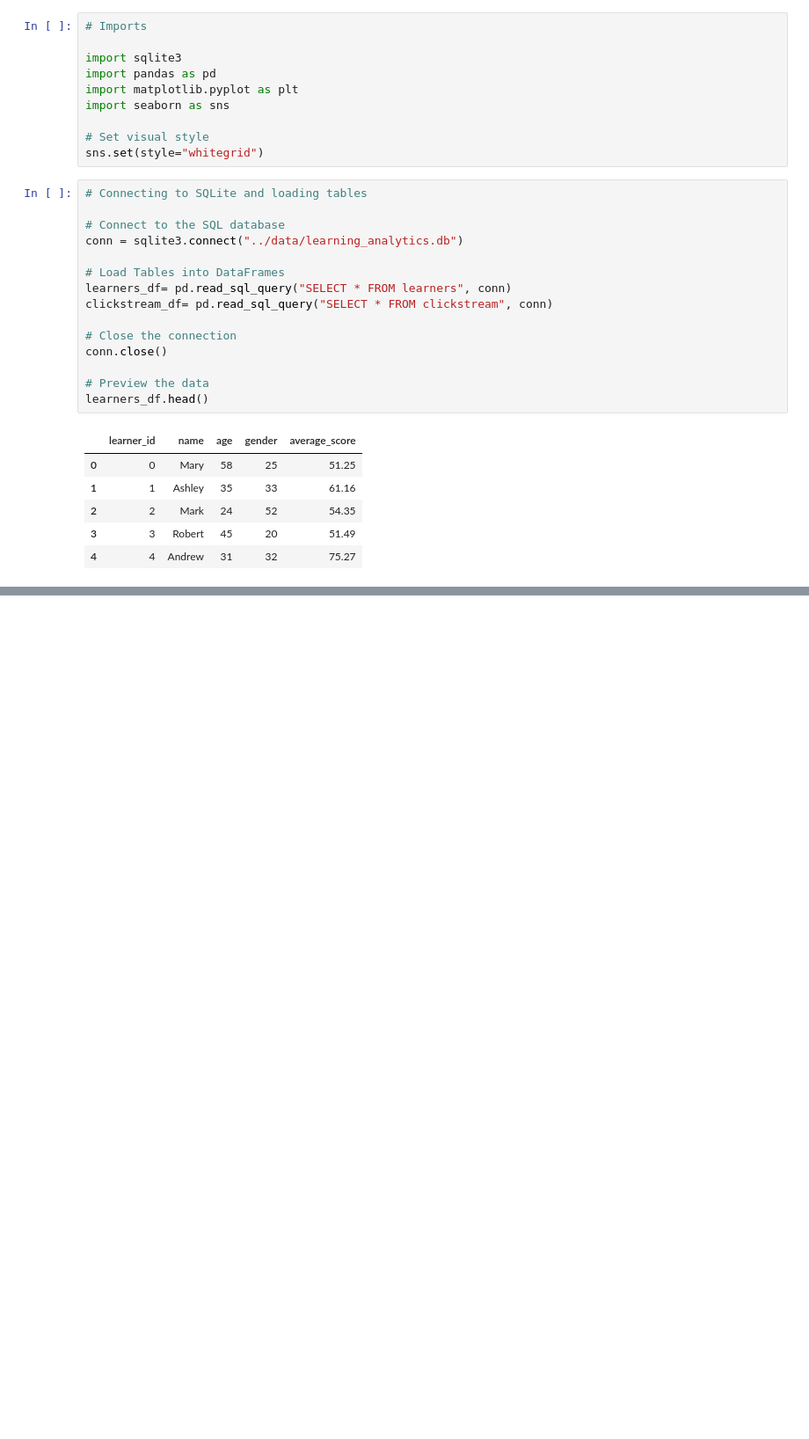
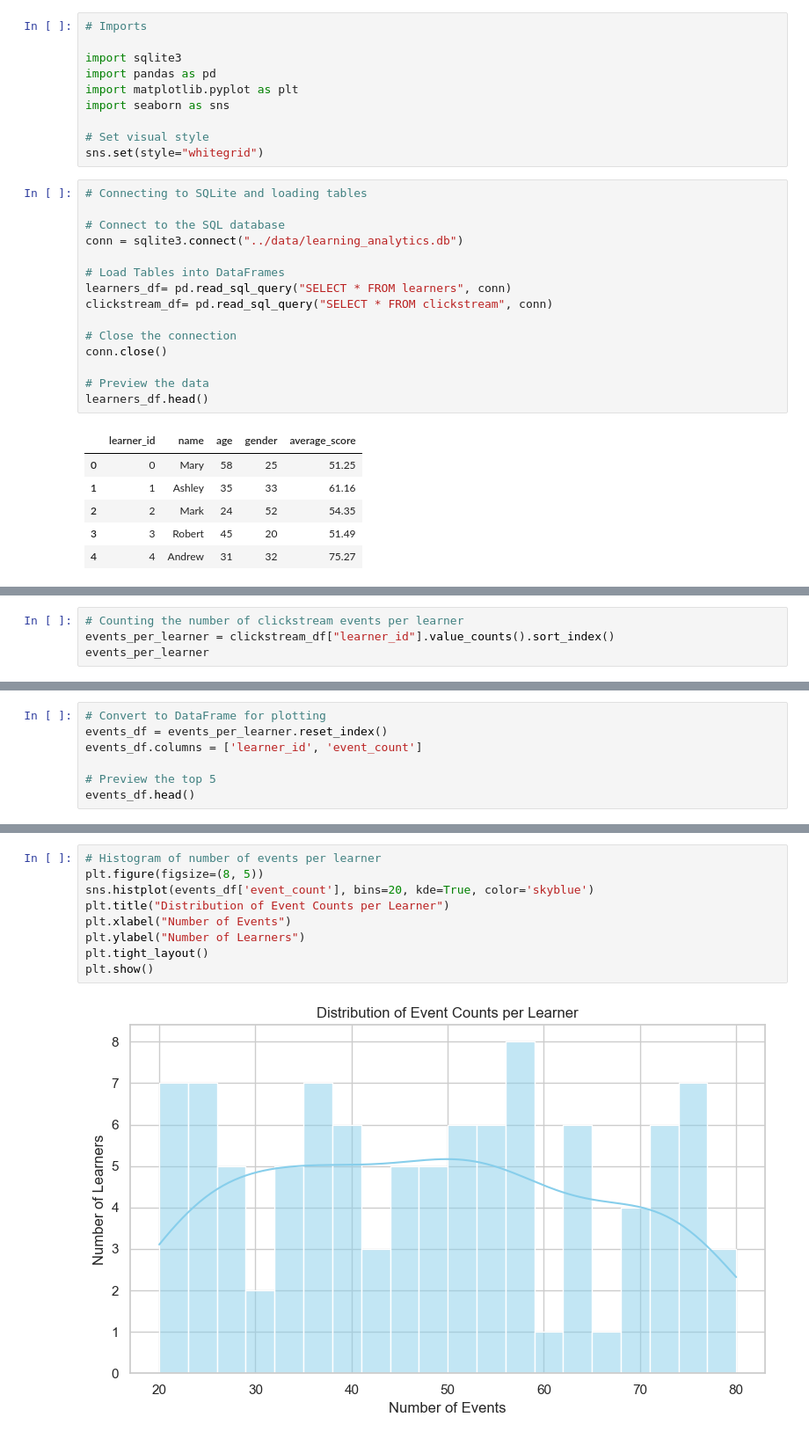
Before and after one commit to LynaBouikni/human-centric-learning-analytics, a Jupyter notebook: notebooks/EDA.ipynb, the cells around one changed output, grey strips where cells are left out. Shown at 88% size. Saved outputs shown, nothing was run; the diff lists cells and outputs as text; blank space fills up the shorter version.

Commit message:
Analyzing number of events per learner

```diff
--- a/notebooks/EDA.ipynb
+++ b/notebooks/EDA.ipynb
@@ -40,0 +45,4 @@ learners_df.head()
+# %%
+# Counting the number of clickstream events per learner
+events_per_learner = clickstream_df["learner_id"].value_counts().sort_index()
+events_per_learner
@@ -40,0 +63,7 @@ learners_df.head()
+# %%
+# Convert to DataFrame for plotting
+events_df = events_per_learner.reset_index()
+events_df.columns = ['learner_id', 'event_count']
+
+# Preview the top 5
+events_df.head()
@@ -40,0 +77,11 @@ learners_df.head()
+# %%
+# Histogram of number of events per learner
+plt.figure(figsize=(8, 5))
+sns.histplot(events_df['event_count'], bins=20, kde=True, color='skyblue')
+plt.title("Distribution of Event Counts per Learner")
+plt.xlabel("Number of Events")
+plt.ylabel("Number of Learners")
+plt.tight_layout()
+plt.show()
+# %% [output]
+[figure, added]
```
Also changed, not shown: parts of 5 cells of this notebook.
